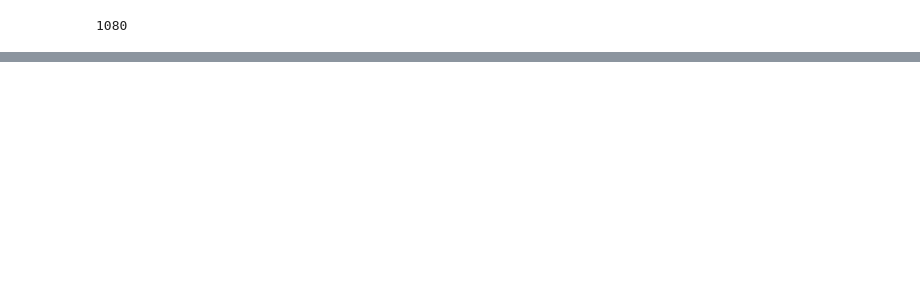
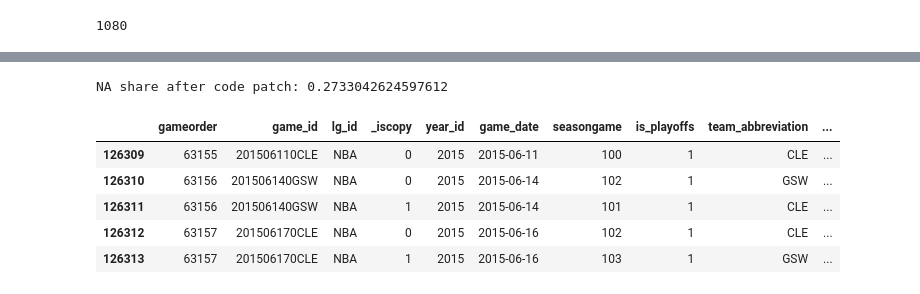
Before and after one commit to adrianmarino19/nba_prediction2025, a Jupyter notebook: nba_prediction_2025/testing_data.ipynb, the cells around one changed output, grey strips where cells are left out. Cells and saved outputs as stored; diff of their text form; code cells hidden in the pictures; blank space fills up the shorter version.

```diff
--- a/nba_prediction_2025/testing_data.ipynb
+++ b/nba_prediction_2025/testing_data.ipynb
@@ -89,0 +173,33 @@ len(elo_latest)
+# %%
+# ELO
+
+elo = pd.read_csv("data/nbaallelo.csv", parse_dates=["date_game"])
+
+elo = elo.rename(columns={
+    "team_id": "team_abbreviation",
+    "date_game": "game_date",
+    "elo_i": "elo_pre",
+    "elo_n": "elo_post"
+})
+# %%
+# how many NAs do we have?
+
+games["game_date"] = pd.to_datetime(games["game_date"], errors="coerce")
+
+df = (games
+      .merge(elo[["team_abbreviation","game_date","elo_pre"]],
+             on=["team_abbreviation","game_date"],
+             how="left"))
+
+print("NA share after code patch:", df["elo_pre"].isna().mean())
+# %% [output]
+NA share after code patch: 0.2733042624597612
+# %%
+elo.tail()
+# %% [output]
+|  | gameorder | game_id | lg_id | _iscopy | year_id | game_date | seasongame | is_playoffs | team_abbreviation | ... |
+| 126309 | 63155 | 201506110CLE | NBA | 0 | 2015 | 2015-06-11 | 100 | 1 | CLE | ... |
+| 126310 | 63156 | 201506140GSW | NBA | 0 | 2015 | 2015-06-14 | 102 | 1 | GSW | ... |
+| 126311 | 63156 | 201506140GSW | NBA | 1 | 2015 | 2015-06-14 | 101 | 1 | CLE | ... |
+| 126312 | 63157 | 201506170CLE | NBA | 0 | 2015 | 2015-06-16 | 102 | 1 | CLE | ... |
+| 126313 | 63157 | 201506170CLE | NBA | 1 | 2015 | 2015-06-16 | 103 | 1 | GSW | ... |
```
Also changed, not shown: parts of 19 cells of this notebook.
